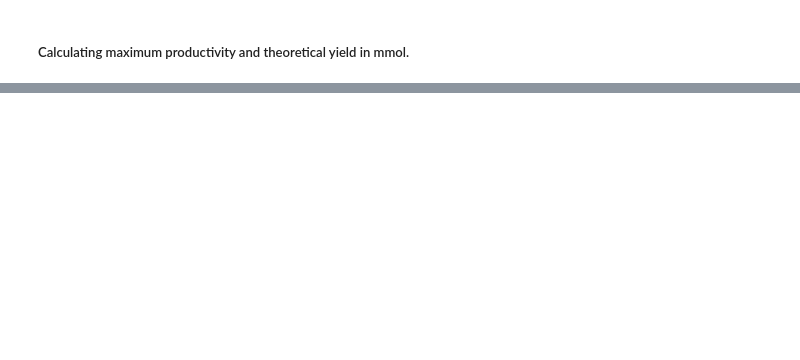
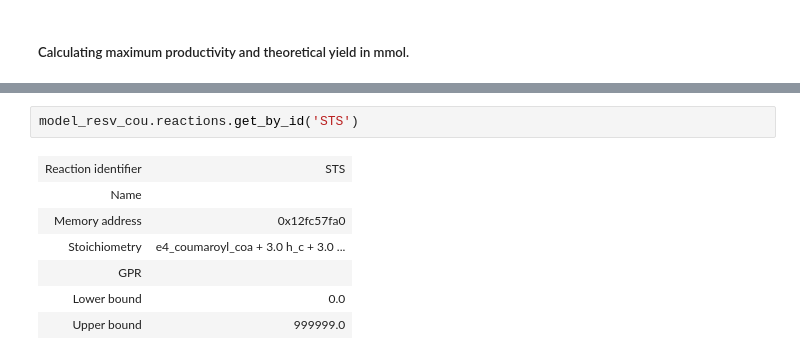
Before and after one commit to 27410/27410-group-assigment-group-4-resveratrol-in-s-cerevisiae, a Jupyter notebook: analysis/03.max_productivity_and_yield.ipynb, the cells around one changed output, grey strips where cells are left out. Drawn from its saved outputs; the diff is of its cells as text; blank space fills up the shorter version.

```diff
--- a/analysis/03.max_productivity_and_yield.ipynb
+++ b/analysis/03.max_productivity_and_yield.ipynb
@@ -96,0 +152,10 @@ The results show a very low productivity and yield for resveratrol in our model.
+# %%
+model_resv_cou.reactions.get_by_id('STS')
+# %% [output]
+| Reaction identifier | STS |
+| Name |  |
+| Memory address | 0x12fc57fa0 |
+| Stoichiometry | e4_coumaroyl_coa + 3.0 h_c + 3.0 ... |
+| GPR |  |
+| Lower bound | 0.0 |
+| Upper bound | 999999.0 |
```
Also changed, not shown: parts of 27 cells of this notebook, 1 other file.
